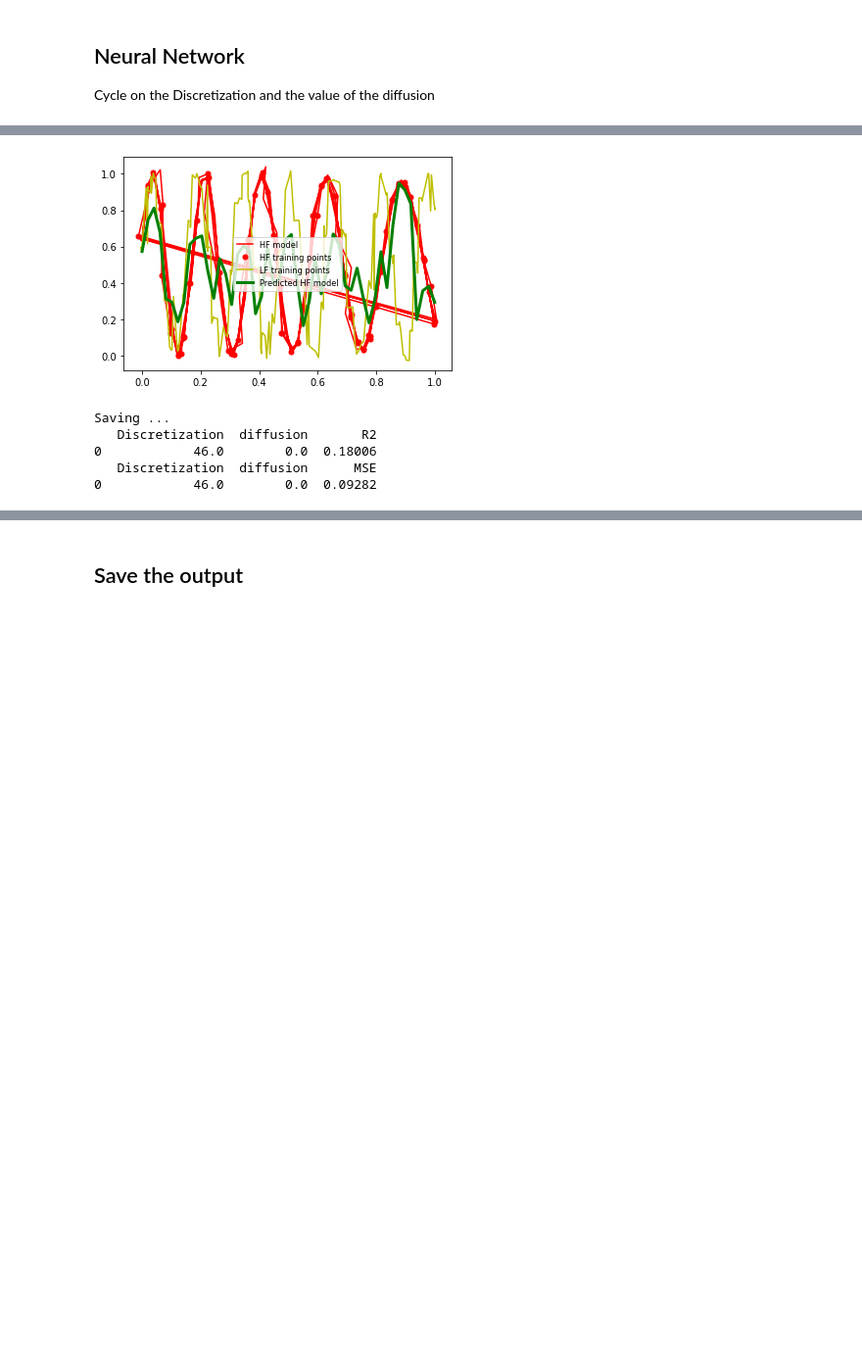
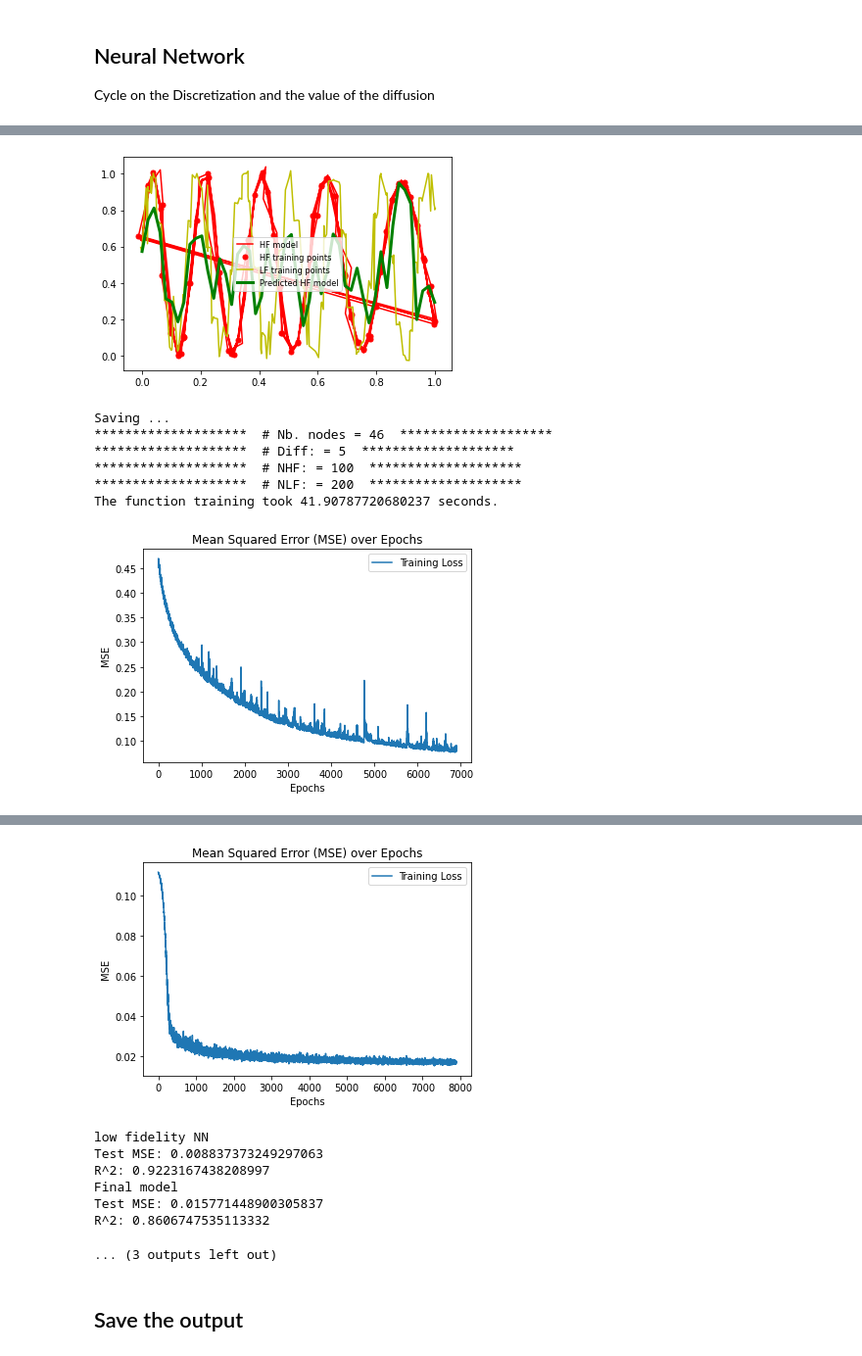
Before and after one commit to Jackmos/Multi-Fidelity-MCMC-methods, a Jupyter notebook: PACS_project2/Diffusion/Inverse_problem_2_steps.ipynb, the cells around one changed output, grey strips where cells are left out. Shown at 98% size. Saved outputs shown, nothing was run; the diff lists cells and outputs as text; code cells hidden in the pictures; blank space fills up the shorter version.

```diff
--- a/PACS_project2/Diffusion/Inverse_problem_2_steps.ipynb
+++ b/PACS_project2/Diffusion/Inverse_problem_2_steps.ipynb
@@ -120,13 +120,13 @@ if not os.path.exists(folder_path):
 else:
     print(f"Folder '{folder_name}' already exists.")
 
-for m in range(len(Discretizations)):
+for m in range(len(Discretizations)-2):
     test_mse_HF_list = []
     test_mse_LF_list = []
 
     r2_HF_list = []
     r2_LF_list = []
-    for d in range(len(diffusion)):
+    for d in range(len(diffusion)-2):
         for nhf in n_HF:
             for nlf in Nlf:
 
@@ -322,14 +322,16 @@ The function training took 34.270663261413574 seconds.
 [figure]
 low fidelity NN
 Test MSE: 0.005716675882208137
 R^2: 0.9541132118663166
 Final model
 Test MSE: 0.09281654835663783
 R^2: 0.18005704106456188
 [figure]
 [figure]
 Saving ...
-   Discretization  diffusion       R2
-0            46.0        0.0  0.18006
-   Discretization  diffusion      MSE
-0            46.0        0.0  0.09282
+********************  # Nb. nodes = 46  ********************
+********************  # Diff: = 5  ********************
+********************  # NHF: = 100  ********************
+********************  # NLF: = 200  ********************
+The function training took 41.90787720680237 seconds.
+[figure, added]
@@ -336,3 +339,11 @@ Saving ...
+[figure, added]
+low fidelity NN
+Test MSE: 0.008837373249297063
+R^2: 0.9223167438208997
+Final model
+Test MSE: 0.015771448900305837
+R^2: 0.8606747535113332
+... (3 outputs left out)
 # %% [markdown]
 ## Save the output
 # %%
```
Also changed, not shown: parts of 5 cells of this notebook, 8 other files.
